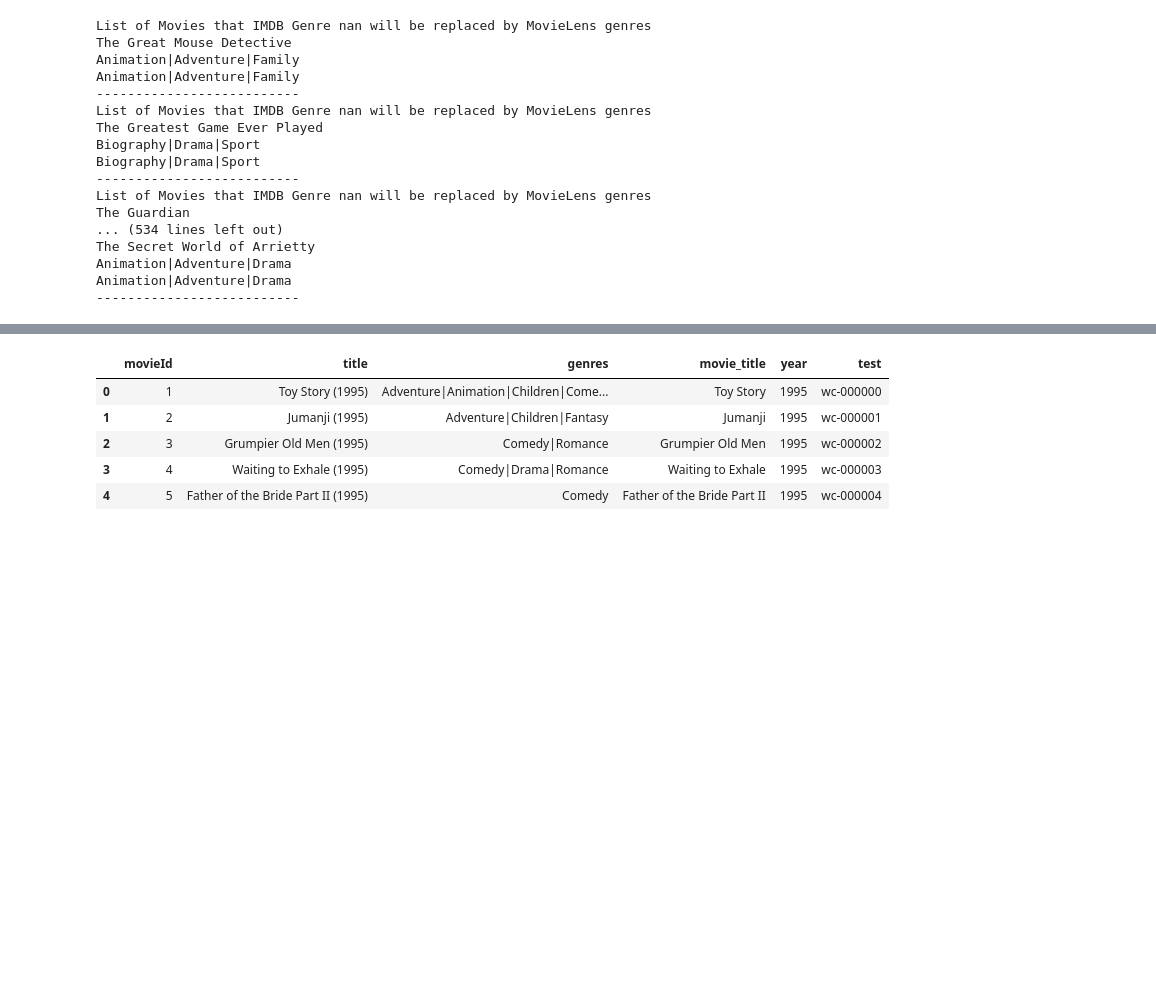
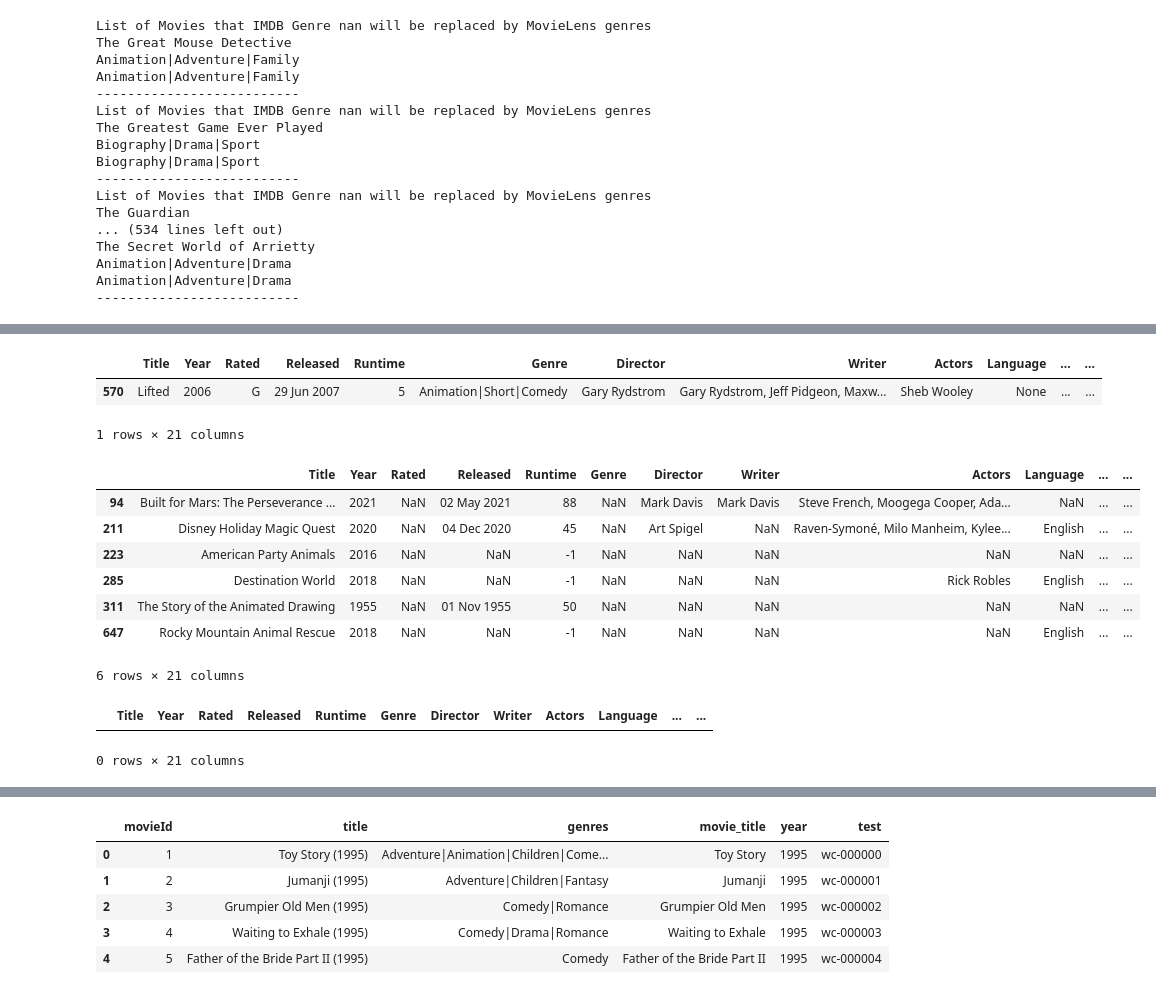
Before and after one commit to Kazmimasooma/Group-1-Disney, a Jupyter notebook: 2_ETL/2_Unify_IMDB_MovieLens.ipynb, the cells around one changed output, grey strips where cells are left out. Drawn from its saved outputs; the diff is of its cells as text; code cells hidden in the pictures; blank space fills up the shorter version.

```diff
--- a/2_ETL/2_Unify_IMDB_MovieLens.ipynb
+++ b/2_ETL/2_Unify_IMDB_MovieLens.ipynb
@@ -291,0 +374,14 @@ merged_disney_df.to_csv (r'output/ML_ready.csv', index = None, header=True)
+# %%
+#So after merged, we need to find titles in IMDB lists without it's corresponding MovieLens movieID
+#then we take the MovieLens movieId & genres to add into merged_tv_df
+
+for i in merged_tv_df.index:
+    if str(merged_tv_df['movieId'][i]) == 'nan':
+        for j in ml_df.index:
+            if merged_tv_df['Title'][i] == ml_df['movie_title'][j]:
+                print("--------------------------")
+                print(merged_tv_df['Title'][i])
+                print(ml_df['movie_title'][j])
+                merged_tv_df['movieId'][i] = ml_df['movieId'][j]
+                merged_tv_df['genres'][i] = ml_df['genres'][j]
+                print("--------------------------")
@@ -291,0 +418,17 @@ merged_disney_df.to_csv (r'output/ML_ready.csv', index = None, header=True)
+# %%
+merged_tv_df.loc[merged_tv_df['Title'] == 'Lifted']
+# %% [output]
+|  | Title | Year | Rated | Released | Runtime | Genre | Director | Writer | Actors | Language | ... | ... |
+| 570 | Lifted | 2006 | G | 29 Jun 2007 | 5 | Animation|Short|Comedy | Gary Rydstrom | Gary Rydstrom, Jeff Pidgeon, Maxw... | Sheb Wooley | None | ... | ... |
+1 rows × 21 columns
+# %%
+merged_tv_df.loc[merged_tv_df['Genre'].isna()]
+# %% [output]
+|  | Title | Year | Rated | Released | Runtime | Genre | Director | Writer | Actors | Language | ... | ... |
+| 94 | Built for Mars: The Perseverance ... | 2021 | NaN | 02 May 2021 | 88 | NaN | Mark Davis | Mark Davis | Steve French, Moogega Cooper, Ada... | NaN | ... | ... |
+| 211 | Disney Holiday Magic Quest | 2020 | NaN | 04 Dec 2020 | 45 | NaN | Art Spigel | NaN | Raven-Symoné, Milo Manheim, Kylee... | English | ... | ... |
+| 223 | American Party Animals | 2016 | NaN | NaN | -1 | NaN | NaN | NaN | NaN | NaN | ... | ... |
+| 285 | Destination World | 2018 | NaN | NaN | -1 | NaN | NaN | NaN | Rick Robles | English | ... | ... |
+| 311 | The Story of the Animated Drawing | 1955 | NaN | 01 Nov 1955 | 50 | NaN | NaN | NaN | NaN | NaN | ... | ... |
+| 647 | Rocky Mountain Animal Rescue | 2018 | NaN | NaN | -1 | NaN | NaN | NaN | NaN | English | ... | ... |
+6 rows × 21 columns
@@ -291,0 +439,5 @@ merged_disney_df.to_csv (r'output/ML_ready.csv', index = None, header=True)
+# %%
+merged_tv_df.loc[merged_tv_df['Genre'].isna()]
+# %% [output]
+|  | Title | Year | Rated | Released | Runtime | Genre | Director | Writer | Actors | Language | ... | ... |
+0 rows × 21 columns
```
Also changed, not shown: parts of 18 cells of this notebook, 1 other file.
